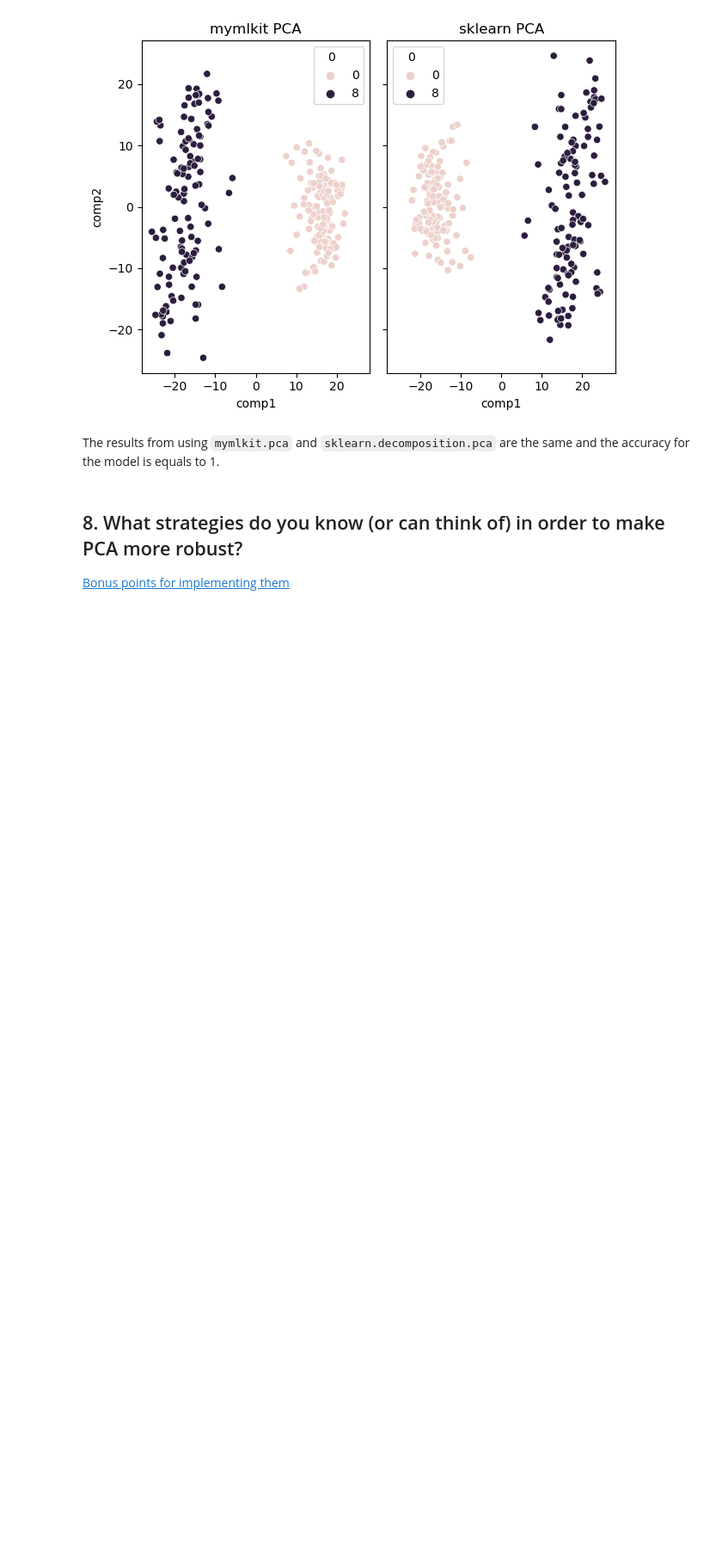
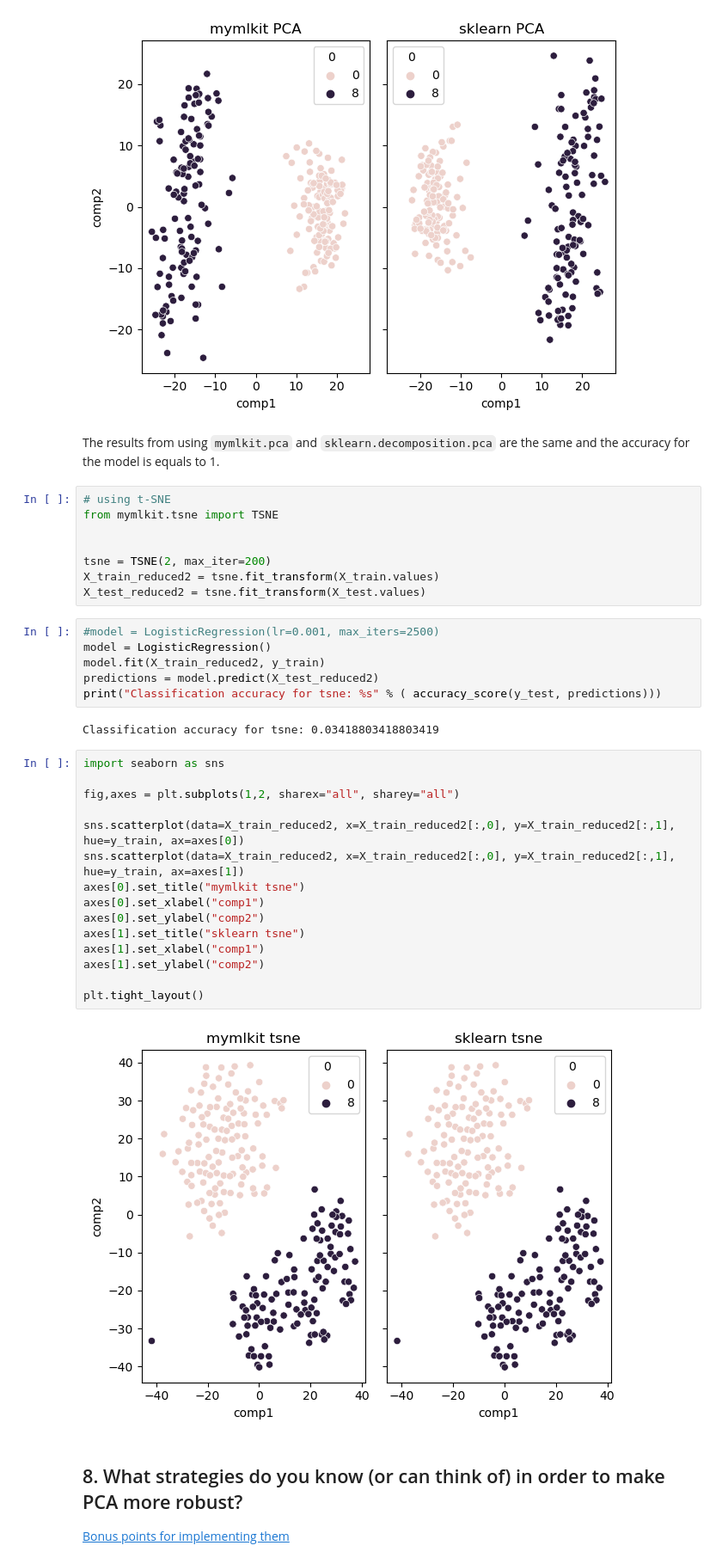
Before and after one commit to 00Fede/MLIIWorkshopI, a Jupyter notebook: Lab1.ipynb, the cells around one changed output. Shown: that part at 86% size. Drawn from its saved outputs; the diff is of its cells as text; blank space fills up the shorter version.

Commit message:
tsne for exercise 7

```diff
--- a/Lab1.ipynb
+++ b/Lab1.ipynb
@@ -453,6 +508,39 @@ plt.tight_layout()
 [figure]
 # %% [markdown]
 The results from using `mymlkit.pca` and `sklearn.decomposition.pca` are the same and the accuracy for the model is equals to 1.
+# %%
+# using t-SNE
+from mymlkit.tsne import TSNE
+
+
+tsne = TSNE(2, max_iter=200)
+X_train_reduced2 = tsne.fit_transform(X_train.values)
+X_test_reduced2 = tsne.fit_transform(X_test.values)
+# %%
+#model = LogisticRegression(lr=0.001, max_iters=2500)
+model = LogisticRegression()
+model.fit(X_train_reduced2, y_train)
+predictions = model.predict(X_test_reduced2)
+print("Classification accuracy for tsne: %s" % ( accuracy_score(y_test, predictions)))
+# %% [output]
+Classification accuracy for tsne: 0.03418803418803419
+# %%
+import seaborn as sns
+
+fig,axes = plt.subplots(1,2, sharex="all", sharey="all")
+
+sns.scatterplot(data=X_train_reduced2, x=X_train_reduced2[:,0], y=X_train_reduced2[:,1], hue=y_train, ax=axes[0])
+sns.scatterplot(data=X_train_reduced2, x=X_train_reduced2[:,0], y=X_train_reduced2[:,1], hue=y_train, ax=axes[1])
+axes[0].set_title("mymlkit tsne")
+axes[0].set_xlabel("comp1")
+axes[0].set_ylabel("comp2")
+axes[1].set_title("sklearn tsne")
+axes[1].set_xlabel("comp1")
+axes[1].set_ylabel("comp2")
+
+plt.tight_layout()
+# %% [output]
+[figure, added]
 # %% [markdown]
 ## 8. What strategies do you know (or can think of) in order to make PCA more robust?
 [Bonus points for implementing them](https://nbviewer.org/github/fastai/numerical-linear-algebra/blob/master/nbs/3.%20Background%20Removal%20with%20Robust%20PCA.ipynb)
```
Also changed, not shown: parts of 6 cells of this notebook.
